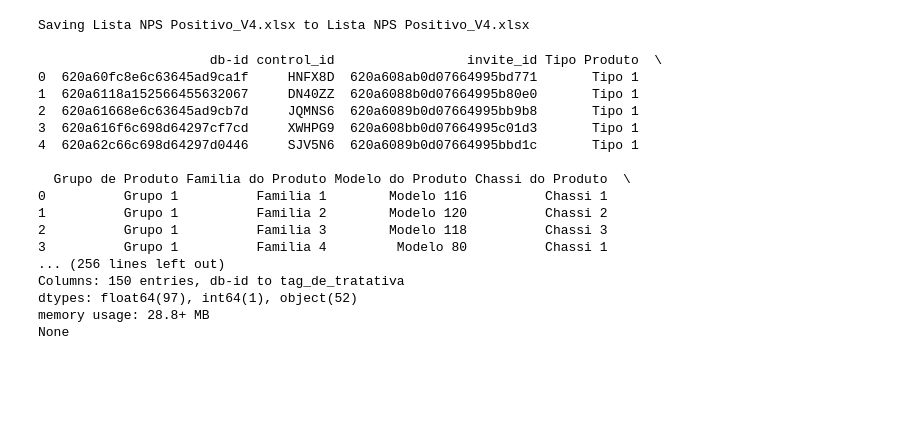
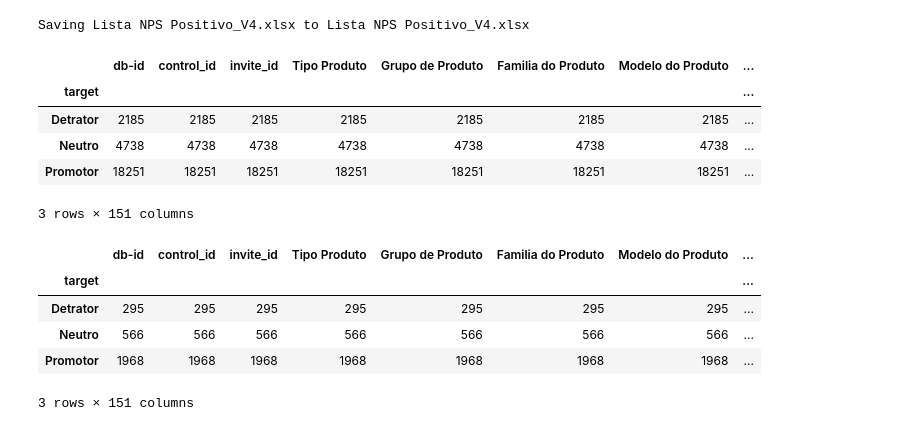
Before and after one commit to codeguima/data-science, a Jupyter notebook: Lista NPS Positivo_V4.ipynb, the cells around one changed output. Drawn from its saved outputs; the diff is of its cells as text; code cells hidden in the pictures; blank space fills up the shorter version.

```diff
--- a/Lista NPS Positivo_V4.ipynb
+++ b/Lista NPS Positivo_V4.ipynb
@@ -15,28 +15,33 @@ import io
 df = pd.read_excel(io.BytesIO(uploaded['Lista NPS Positivo_V4.xlsx']), engine='openpyxl')
 # %%
 # Verificando as primeiras linhas
-print(df.head())
+#print(df.head())
 
 # Resumo estatístico
-print(df.describe())
+#print(df.describe())
 
 # Informações sobre o DataFrame
-print(df.info())
+#print(df.info())
-# %% [output]
-                      db-id control_id                 invite_id Tipo Produto  \
-0  620a60fc8e6c63645ad9ca1f     HNFX8D  620a608ab0d07664995bd771       Tipo 1
-1  620a6118a152566455632067     DN40ZZ  620a6088b0d07664995b80e0       Tipo 1
-2  620a61668e6c63645ad9cb7d     JQMNS6  620a6089b0d07664995bb9b8       Tipo 1
-3  620a616f6c698d64297cf7cd     XWHPG9  620a608bb0d07664995c01d3       Tipo 1
-4  620a62c66c698d64297d0446     SJV5N6  620a6089b0d07664995bbd1c       Tipo 1
-
-  Grupo de Produto Familia do Produto Modelo do Produto Chassi do Produto  \
-0          Grupo 1          Familia 1        Modelo 116          Chassi 1
-1          Grupo 1          Familia 2        Modelo 120          Chassi 2
-2          Grupo 1          Familia 3        Modelo 118          Chassi 3
-3          Grupo 1          Familia 4         Modelo 80          Chassi 1
-... (256 lines left out)
-Columns: 150 entries, db-id to tag_de_tratativa
-dtypes: float64(97), int64(1), object(52)
-memory usage: 28.8+ MB
-None
+# %%
+# Função para classificar as notas
+df['target'] = df['nota'].apply(lambda x: 'Promotor' if x >= 9 else ('Neutro' if x >= 7 else 'Detrator'))
+# %%
+df.groupby('target').count()
+# %% [output]
+|  | db-id | control_id | invite_id | Tipo Produto | Grupo de Produto | Familia do Produto | Modelo do Produto | ... |
+| target |  |  |  |  |  |  |  | ... |
+| Detrator | 2185 | 2185 | 2185 | 2185 | 2185 | 2185 | 2185 | ... |
+| Neutro | 4738 | 4738 | 4738 | 4738 | 4738 | 4738 | 4738 | ... |
+| Promotor | 18251 | 18251 | 18251 | 18251 | 18251 | 18251 | 18251 | ... |
+3 rows × 151 columns
+# %%
+df_filtrado = df[df['Grupo de Produto'] == 'Grupo 2']
+
+df_filtrado.groupby('target').count()
+# %% [output]
+|  | db-id | control_id | invite_id | Tipo Produto | Grupo de Produto | Familia do Produto | Modelo do Produto | ... |
+| target |  |  |  |  |  |  |  | ... |
+| Detrator | 295 | 295 | 295 | 295 | 295 | 295 | 295 | ... |
+| Neutro | 566 | 566 | 566 | 566 | 566 | 566 | 566 | ... |
+| Promotor | 1968 | 1968 | 1968 | 1968 | 1968 | 1968 | 1968 | ... |
+3 rows × 151 columns
```
